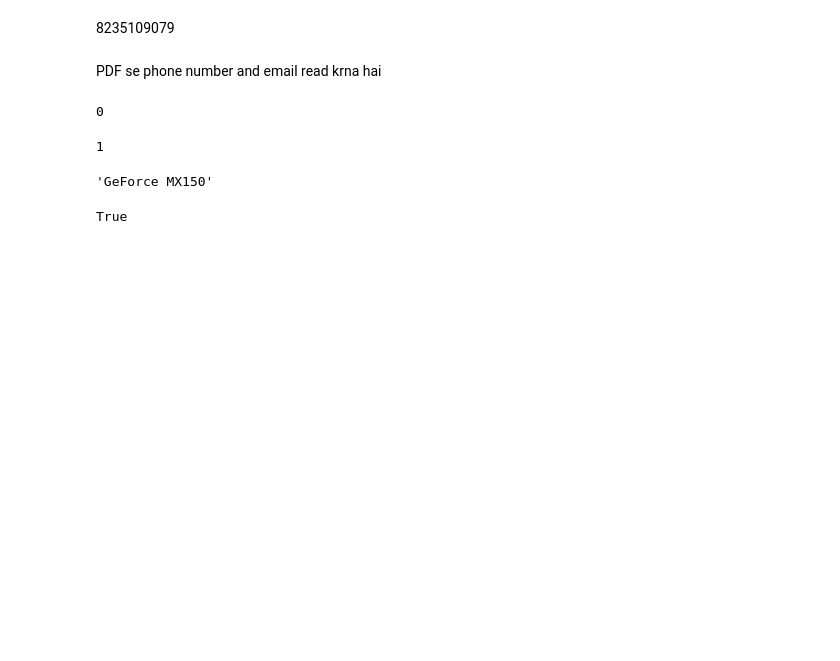
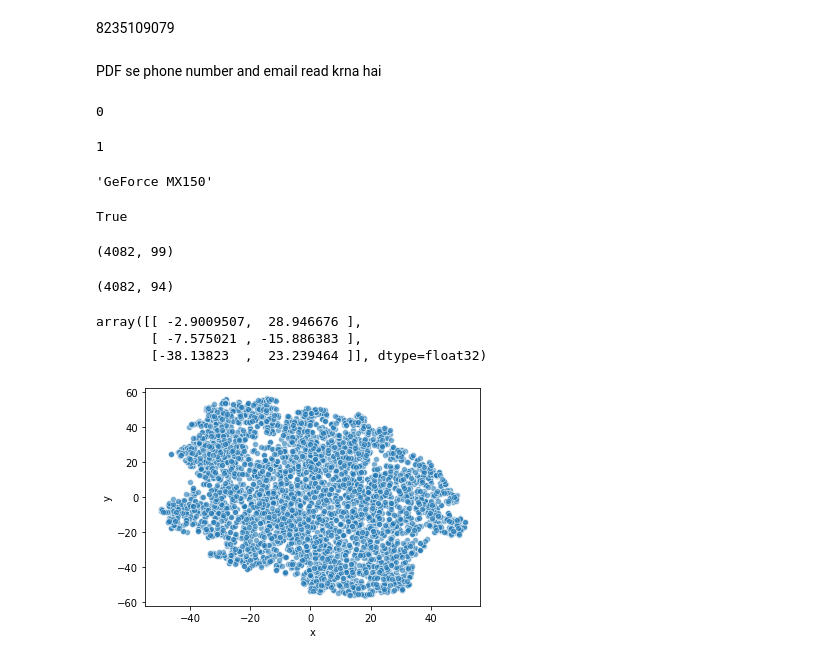
Before and after one commit to loganrane/MachineLearning101, a Jupyter notebook: Workspace - Dump.ipynb, the cells around one changed output. Cells and saved outputs as stored; diff of their text form; code cells hidden in the pictures; blank space fills up the shorter version.

Commit message:
add: dataset ankur male

```diff
--- a/Workspace - Dump.ipynb
+++ b/Workspace - Dump.ipynb
@@ -72,0 +78,42 @@ True
+# %%
+df.shape
+# %% [output]
+(4082, 99)
+# %%
+# Removing all the non_numeric columns from the dataset
+
+non_numeric = ['BMI_class', 'Height_class', 'Gender',
+               'Component', 'Branch']
+
+df_numeric = df.drop(non_numeric, axis=1)
+
+df_numeric.shape
+# %% [output]
+(4082, 94)
+# %%
+# Import TSNE from sklearn library
+from sklearn.manifold import TSNE
+
+# Initialize the object
+m = TSNE(learning_rate = 50)
+# %%
+# Fit the model
+tsne_features = m.fit_transform(df_numeric)
+
+# Checking the first 3 rows generated by TSNE
+tsne_features[1:4, :]
+# %% [output]
+array([[ -2.9009507,  28.946676 ],
+       [ -7.575021 , -15.886383 ],
+       [-38.13823  ,  23.239464 ]], dtype=float32)
+# %%
+df['x'] = tsne_features[:, 0]
+df['y'] = tsne_features[:, 1]
+# %%
+# Import seaborn
+import matplotlib.pyplot as plt
+import seaborn as sns
+sns.scatterplot(x='x', y='y', data=df, alpha=0.6)
+plt.show()
+# %% [output]
+[figure, added]
```
Also changed, not shown: parts of 4 cells of this notebook, 1 other file.
